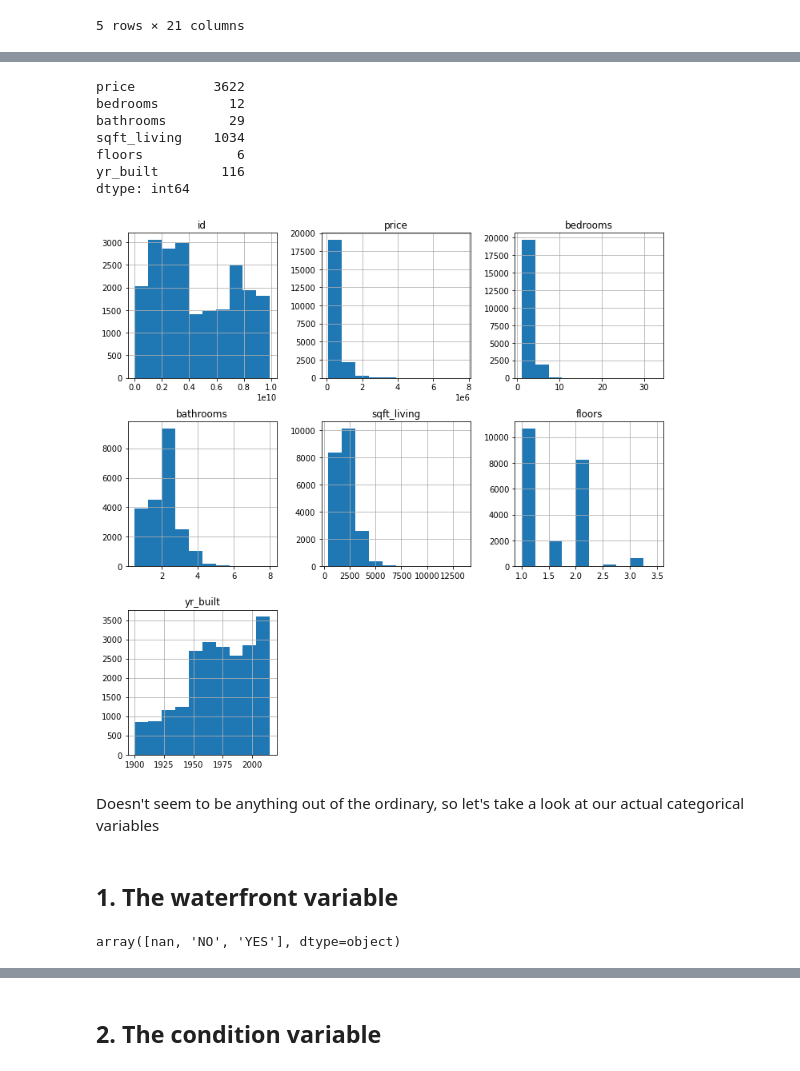
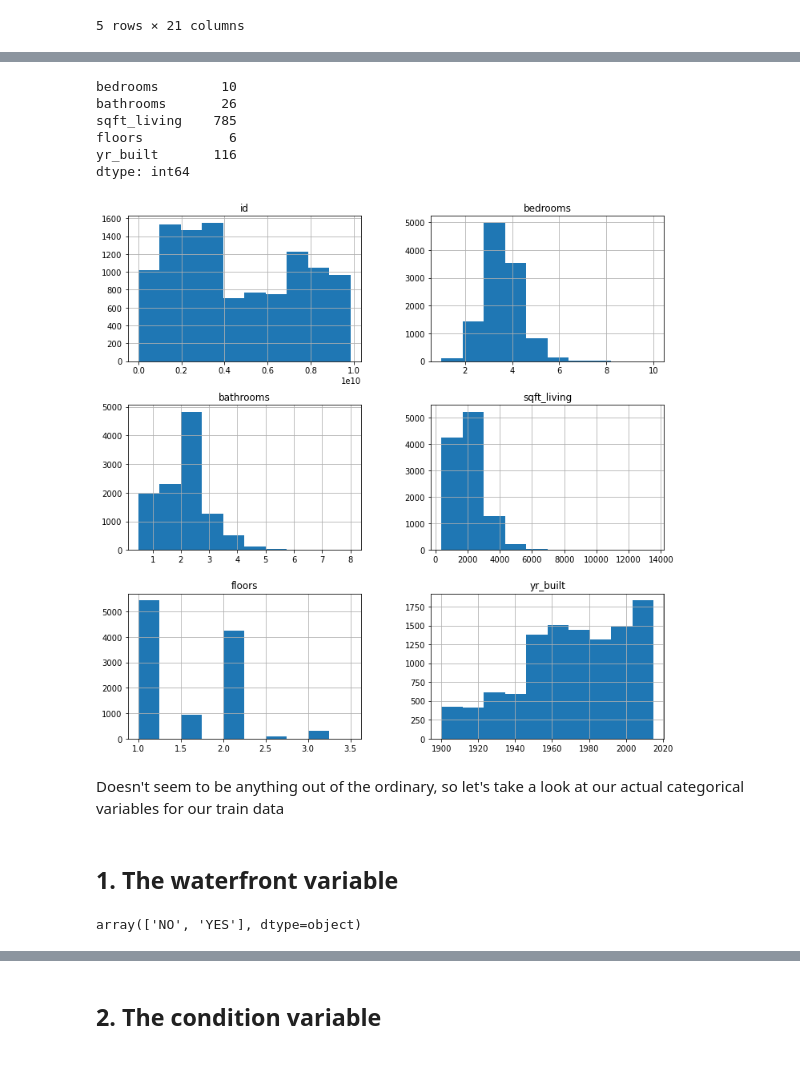
Before and after one commit to aharri123/dsc-phase-2-project-v2-3, a Jupyter notebook: student.ipynb, the cells around one changed output, grey strips where cells are left out. Cells and saved outputs as stored; diff of their text form; code cells hidden in the pictures.

Commit message:
Performed train-test split

```diff
--- a/student.ipynb
+++ b/student.ipynb
@@ -45,0 +27,6 @@ memory usage: 3.5+ MB
+# %%
+#Let's check for duplicates as well as null values and drop them if any
+
+df.drop_duplicates(inplace = True)
+df.dropna(inplace = True)
+df.info()
@@ -45,0 +51,7 @@ memory usage: 3.5+ MB
+# %%
+#Now let's split our data using a train-test split
+
+y = df["price"]
+X = df.drop("price", axis=1)
+
+X_train, X_test, y_train, y_test = train_test_split(X, y, test_size=0.3, random_state=42)
@@ -86,4 +145,4 @@ sns.heatmap(df_copy.corr(), center = 0);
 # %%
 #Dropping the above mentioned columns
 
-df = df.drop(columns = ["date", "sqft_lot", "view", "sqft_above", "sqft_basement", "yr_renovated", "zipcode", "lat", "long", "sqft_living15", "sqft_lot15"])
+X_train = X_train.drop(columns = ["date", "sqft_lot", "view", "sqft_above", "sqft_basement", "yr_renovated", "zipcode", "lat", "long", "sqft_living15", "sqft_lot15"])
@@ -126,25 +149,24 @@ memory usage: 1.6+ MB
 # %%
 #Let's double check for any disguised categorical variables other than our obvious ones
 
 
-df.hist(figsize = (12,12));
+X_train.hist(figsize = (12,12));
 
-df[["price", "bedrooms", "bathrooms", "sqft_living", "floors", "yr_built"]].nunique()
+X_train[["bedrooms", "bathrooms", "sqft_living", "floors", "yr_built"]].nunique()
 # %% [output]
-price          3622
-bedrooms         12
-bathrooms        29
-sqft_living    1034
-floors            6
-yr_built        116
+bedrooms        10
+bathrooms       26
+sqft_living    785
+floors           6
+yr_built       116
 dtype: int64
-[figure, old version]
+[figure, new version]
 # %% [markdown]
-Doesn't seem to be anything out of the ordinary, so let's take a look at our actual categorical variables
+Doesn't seem to be anything out of the ordinary, so let's take a look at our actual categorical variables for our train data
 # %% [markdown]
 ## 1. The waterfront variable ##
 # %%
-df["waterfront"].unique()
+X_train["waterfront"].unique()
 # %% [output]
-array([nan, 'NO', 'YES'], dtype=object)
+array(['NO', 'YES'], dtype=object)
 # %%
```
Also changed, not shown: parts of 29 cells of this notebook.
